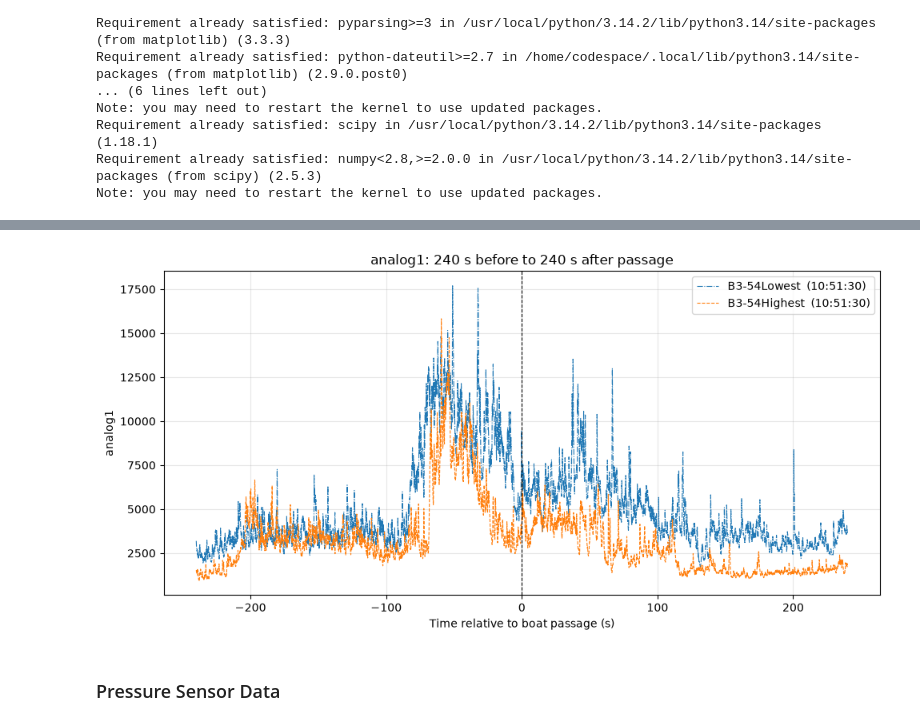
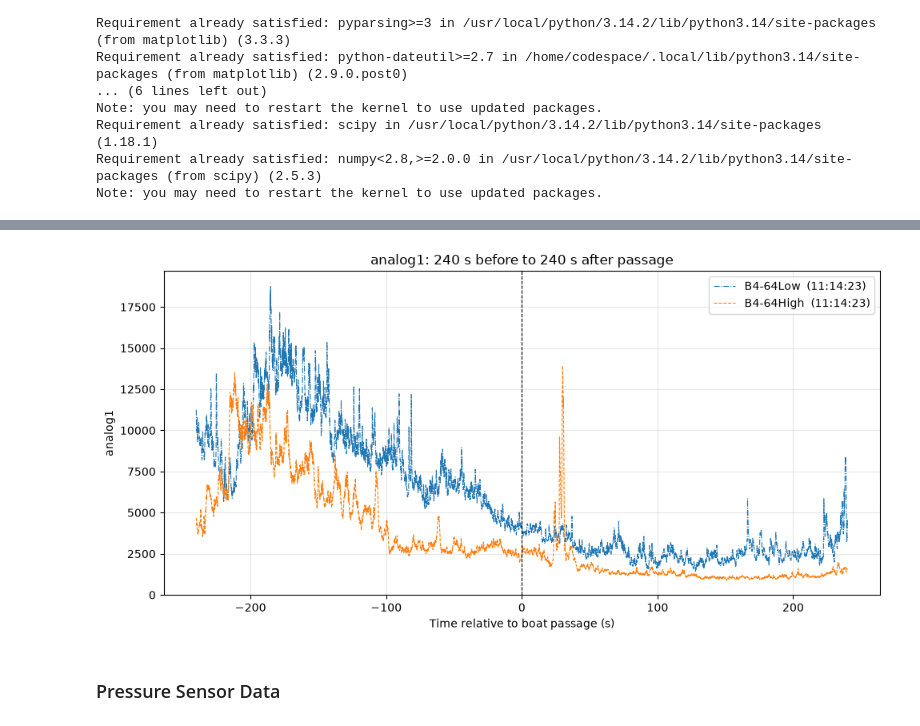
Before and after one commit to Florent11a/MDP, a Jupyter notebook: Plots.ipynb, the cells around one changed output, grey strips where cells are left out. Saved outputs shown, nothing was run; the diff lists cells and outputs as text; code cells hidden in the pictures.

```diff
--- a/Plots.ipynb
+++ b/Plots.ipynb
@@ -48,22 +48,22 @@ cols = [
 ]
 
 df_SSC01 = pd.read_csv("SSC01.dat", sep=r"\s+", header=None, names=cols)
-df_SSC02A = pd.read_csv("SSC02A.dat", sep=r"\s+", header=None, names=cols)
-df_SSC02B = pd.read_csv("SSC02B.dat", sep=r"\s+", header=None, names=cols)
+df_SSC02L = pd.read_csv("SSC02A.dat", sep=r"\s+", header=None, names=cols)
+df_SSC02H = pd.read_csv("SSC02B.dat", sep=r"\s+", header=None, names=cols)
 # %%
-df_SSC01["t"] = df_SSC01.index / 16
+df_SSC01["t"] = df_SSC01.index / 16                     #Data from first field compain on 29 september
 start = pd.Timestamp("2026-09-29 06:00:00")
 df_SSC01["time"] = start + pd.to_timedelta(df_SSC01["t"], unit="s")
 
-df_SSC02A["t"] = df_SSC02A.index / 16
+df_SSC02L["t"] = df_SSC02L.index / 16.                  #Data from second field compain on 2 oktober from the lowest sensor
 start = pd.Timestamp("2026-10-02 06:00:00")
-df_SSC02A["time"] = start + pd.to_timedelta(df_SSC02A["t"], unit="s")
+df_SSC02L["time"] = start + pd.to_timedelta(df_SSC02L["t"], unit="s")
 
-df_SSC02B["t"] = df_SSC02B.index / 16
+df_SSC02H["t"] = df_SSC02H.index / 16                   #Data from second field compain on 2 oktober from the highest sensor
 start = pd.Timestamp("2026-10-02 06:00:00")
-df_SSC02B["time"] = start + pd.to_timedelta(df_SSC02B["t"], unit="s")
+df_SSC02H["time"] = start + pd.to_timedelta(df_SSC02H["t"], unit="s")
 # %%
-m = pd.read_csv("manoeuvresTimes.csv")
+m = pd.read_csv("manoeuvresTimes.csv") #import of the manoeuvres times
 manoeuvres = {k: v.split(";") for k, v in zip(m["id"], m["times"])}
 
 def select(ids):
@@ -81,18 +81,18 @@ def select(ids):
             out += matches
     return out
 
-def sources(name, sensor=0):
+def sources(name, sensor="Both"):
     """Which dataframe(s) to use for a manoeuvre, from its series digit (the 3 in B-31)."""
     if name[-2] in "1234":
         return [(df_SSC01, "", "-")]
     out = []
-    if sensor in (0, 1):
-        out.append((df_SSC02A, "Lowest", "-."))
-    if sensor in (0, 2):
-        out.append((df_SSC02B, "Highest", "--"))
+    if sensor in ("Both", "Low"):
+        out.append((df_SSC02L, "Low", "-."))
+    if sensor in ("Both", "High"):
+        out.append((df_SSC02H, "High", "--"))
     return out
 
-def plot_overlay(ids, sensor=0, before=120, after=120, col="analog1"):
+def plot_overlay(ids, sensor="Both", before=120, after=120, col="analog1"):
     fig, ax = plt.subplots(figsize=(10, 5))
 
     for name in select(ids):
@@ -131,14 +152,14 @@ def plot_overlay(ids, sensor=0, before=120, after=120, col="analog1"):
 # %%
-plot_overlay("F1-5", before = 240, after = 240, col = "analog1")                       # one manoeuvre
+plot_overlay("B4-64", before = 240, after = 240, col = "analog1")                       # one manoeuvre
 
 #plot_overlay(df, "B-21", before = 1000, after = 1000, col = "v")
 #plot_overlay(df, "B-21", before = 120, after = 120, col = "w")                       # one manoeuvre
                    # one manoeuvre
 #plot_overlay(df, ["B-11", "B-12"], col="analog")    # a few
 #plot_overlay(df, "B", col="analog1")                 # every B manoeuvre
 #plot_overlay(df, "A1")                         # every A1 manoeuvre
 # %% [output]
-[figure, old version]
+[figure, new version]
 # %% [markdown]
 ### Pressure Sensor Data
 # %%
```
Also changed, not shown: parts of 1 cell of this notebook.
